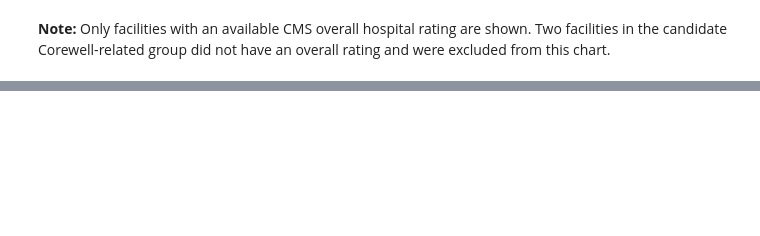
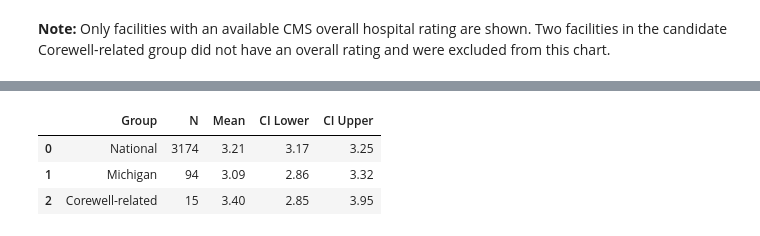
Before and after one commit to kirui-star/cms-hospital-data-analysis, a Jupyter notebook: hospital_analysis.ipynb, the cells around one changed output, grey strips where cells are left out. Drawn from its saved outputs; the diff is of its cells as text; code cells hidden in the pictures; blank space fills up the shorter version.

```diff
--- a/hospital_analysis.ipynb
+++ b/hospital_analysis.ipynb
@@ -1119,0 +1211,43 @@ and were excluded from this chart.
+# %%
+def mean_confidence_interval(data, confidence=0.95):
+    data = np.asarray(data)
+
+    n = len(data)
+    mean = np.mean(data)
+    sem = stats.sem(data)
+
+    margin_error = stats.t.ppf(
+        (1 + confidence) / 2,
+        df=n - 1
+    ) * sem
+
+    return mean, mean - margin_error, mean + margin_error
+
+
+groups = {
+    "National": national_ratings,
+    "Michigan": michigan_ratings,
+    "Corewell-related": corewell_ratings
+}
+
+ci_results = []
+
+for group, ratings in groups.items():
+    mean, lower, upper = mean_confidence_interval(ratings)
+
+    ci_results.append({
+        "Group": group,
+        "N": len(ratings),
+        "Mean": mean,
+        "CI Lower": lower,
+        "CI Upper": upper
+    })
+
+ci_table = pd.DataFrame(ci_results)
+
+ci_table.round(2)
+# %% [output]
+|  | Group | N | Mean | CI Lower | CI Upper |
+| 0 | National | 3174 | 3.21 | 3.17 | 3.25 |
+| 1 | Michigan | 94 | 3.09 | 2.86 | 3.32 |
+| 2 | Corewell-related | 15 | 3.40 | 2.85 | 3.95 |
```
Also changed, not shown: parts of 22 cells of this notebook.
